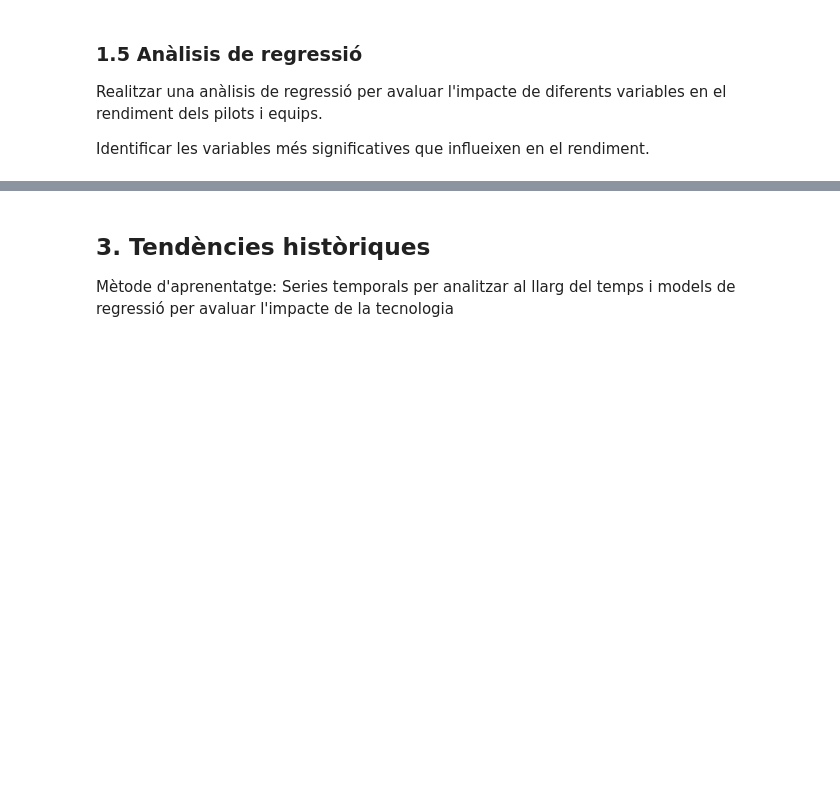
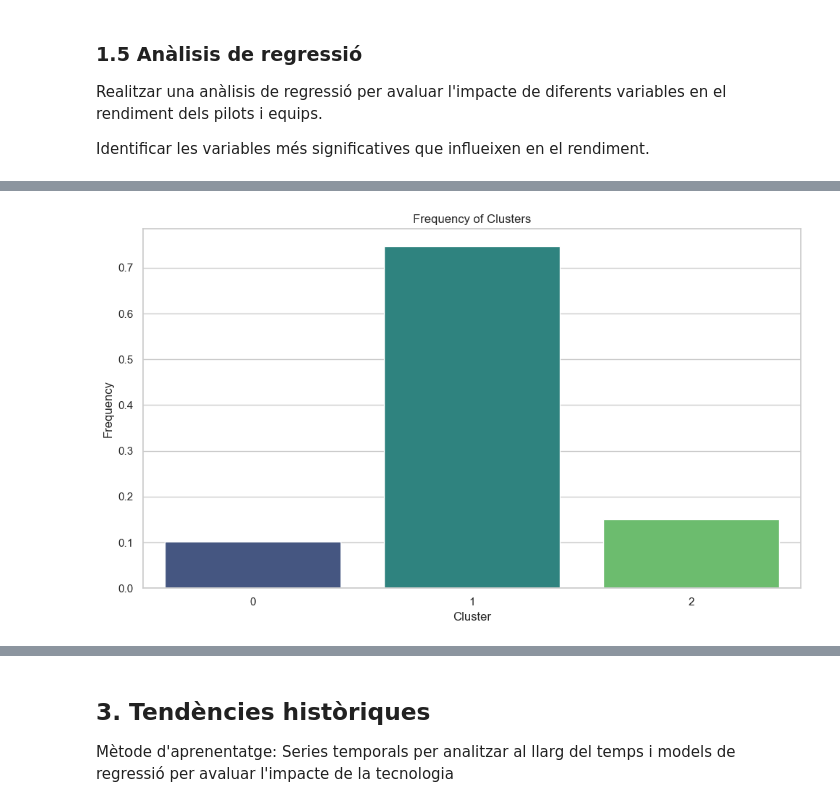
Before and after one commit to brunomoran/F1-World-Championship-Kaggle, a Jupyter notebook: f1.ipynb, the cells around one changed output, grey strips where cells are left out. Saved outputs shown, nothing was run; the diff lists cells and outputs as text; code cells hidden in the pictures; blank space fills up the shorter version.

```diff
--- a/f1.ipynb
+++ b/f1.ipynb
@@ -229,0 +435,17 @@ circuits = pd.read_csv('data/circuits.csv')
+# %%
+
+# Freqüència dels clústers
+plt.figure(figsize=(10, 6))
+sns.barplot(
+    data=cluster_frequencies,
+    x='Cluster',
+    y='Frequency',
+    palette='viridis'
+)
+plt.title("Frequency of Clusters")
+plt.xlabel("Cluster")
+plt.ylabel("Frequency")
+plt.tight_layout()
+plt.show()
+# %% [output]
+[figure, added]
```
Also changed, not shown: parts of 33 cells of this notebook.
